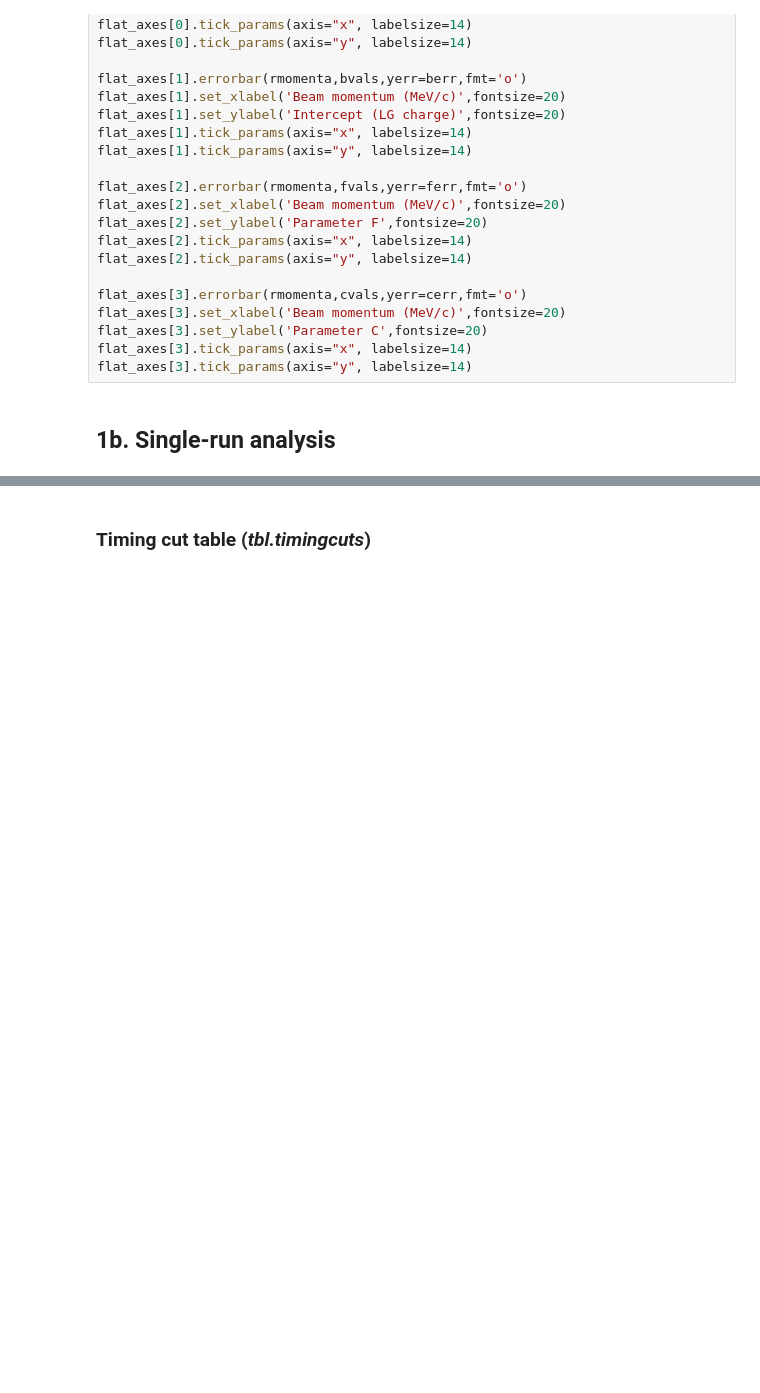
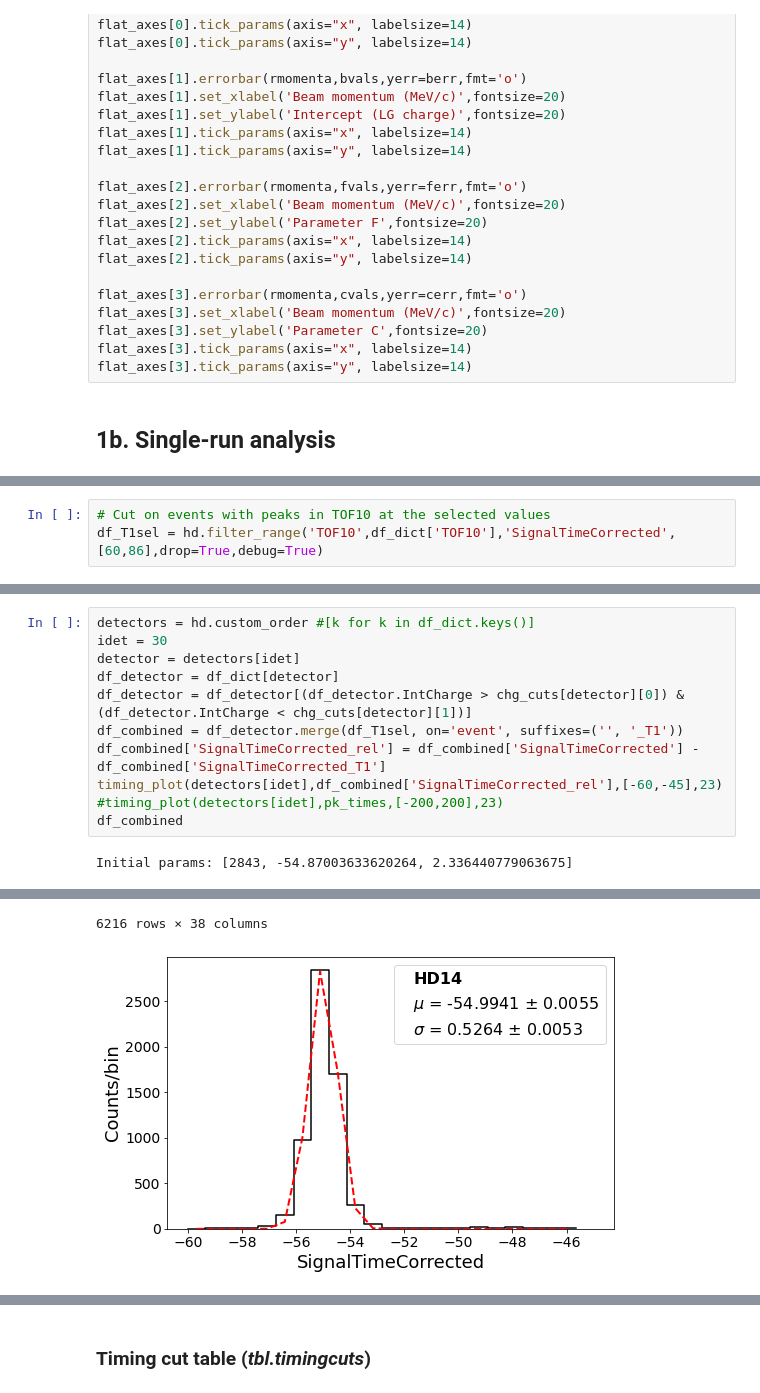
Before and after one commit to jerenner/T9BeamTestAna, a Jupyter notebook: python/new_analysis/hodoscope/hodoscope_analysis.ipynb, the cells around one changed output, grey strips where cells are left out. Saved outputs shown, nothing was run; the diff lists cells and outputs as text; blank space fills up the shorter version.

```diff
--- a/python/new_analysis/hodoscope/hodoscope_analysis.ipynb
+++ b/python/new_analysis/hodoscope/hodoscope_analysis.ipynb
@@ -230,0 +292,3 @@ final_df, ntot_evts, ntot_spills, ntot_tagged_evts = hd.timing_analysis(df_dict,
+# %%
+# Cut on events with peaks in TOF10 at the selected values
+df_T1sel = hd.filter_range('TOF10',df_dict['TOF10'],'SignalTimeCorrected',[60,86],drop=True,debug=True)
@@ -230,0 +561,13 @@ final_df, ntot_evts, ntot_spills, ntot_tagged_evts = hd.timing_analysis(df_dict,
+# %%
+detectors = hd.custom_order #[k for k in df_dict.keys()]
+idet = 30
+detector = detectors[idet]
+df_detector = df_dict[detector]
+df_detector = df_detector[(df_detector.IntCharge > chg_cuts[detector][0]) & (df_detector.IntCharge < chg_cuts[detector][1])]
+df_combined = df_detector.merge(df_T1sel, on='event', suffixes=('', '_T1'))
+df_combined['SignalTimeCorrected_rel'] = df_combined['SignalTimeCorrected'] - df_combined['SignalTimeCorrected_T1']
+timing_plot(detectors[idet],df_combined['SignalTimeCorrected_rel'],[-60,-45],23)
+#timing_plot(detectors[idet],pk_times,[-200,200],23)
+df_combined
+# %% [output]
+Initial params: [2843, -54.87003633620264, 2.336440779063675]
@@ -230,0 +586,2 @@ final_df, ntot_evts, ntot_spills, ntot_tagged_evts = hd.timing_analysis(df_dict,
+6216 rows × 38 columns
+[figure, added]
```
Also changed, not shown: parts of 26 cells of this notebook, 1 other file.
